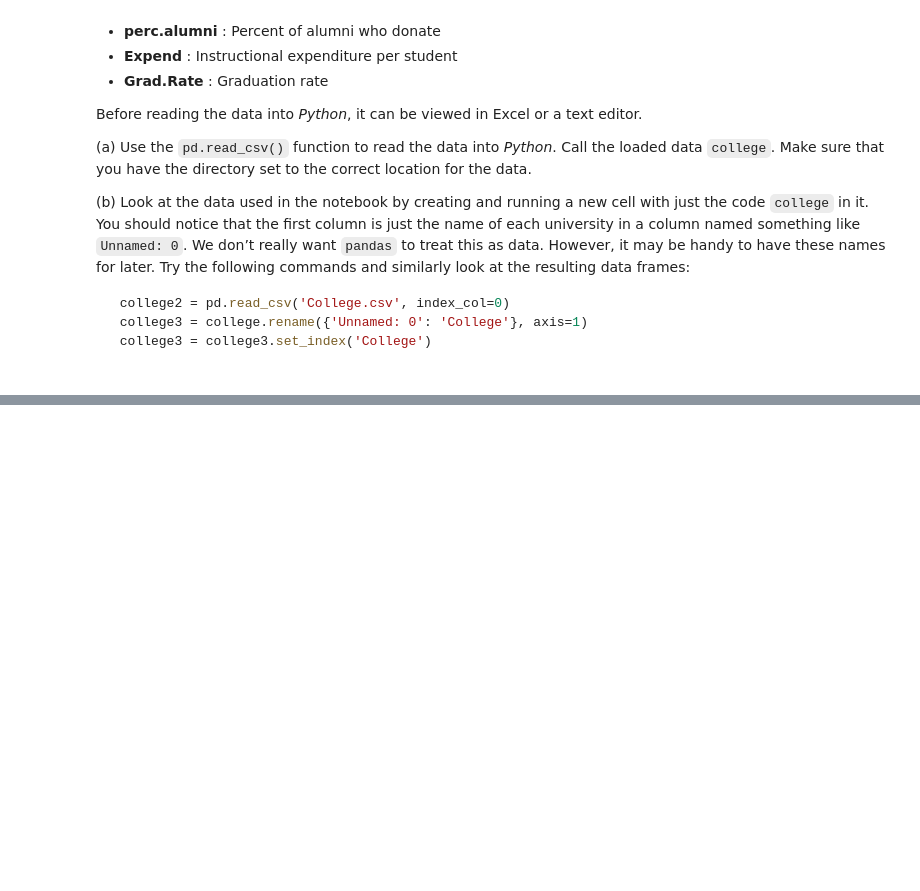
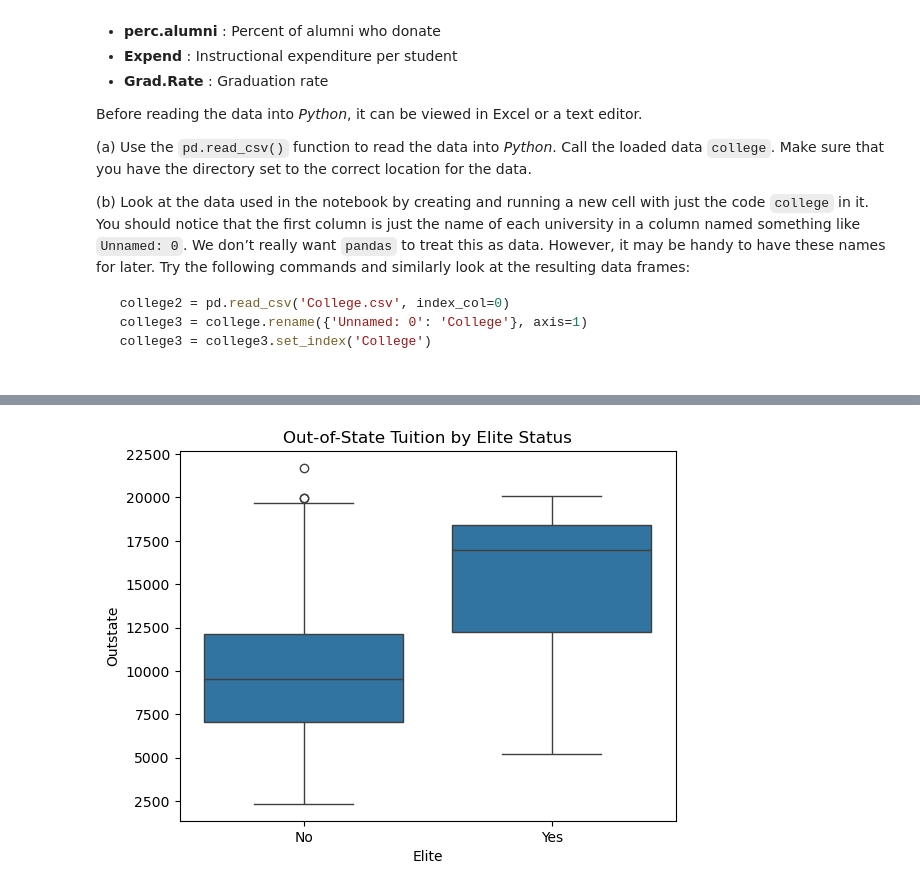
Before and after one commit to zozoking101/An-Introduction-to-Statistical-Learning-with-Applications-in-Python, a Jupyter notebook: 2_Statistical_Learning/Ch2_statlearn_lab.ipynb, the cells around one changed output, grey strips where cells are left out. Saved outputs shown, nothing was run; the diff lists cells and outputs as text; code cells hidden in the pictures; blank space fills up the shorter version.

```diff
--- a/2_Statistical_Learning/Ch2_statlearn_lab.ipynb
+++ b/2_Statistical_Learning/Ch2_statlearn_lab.ipynb
@@ -1857,0 +1962,6 @@ Before reading the data into *Python*, it can be viewed in Excel or a text edito
+# %%
+sns.boxplot(x="Elite", y="Outstate", data=college)
+plt.title("Out-of-State Tuition by Elite Status")
+plt.show()
+# %% [output]
+[figure, added]
```
Also changed, not shown: parts of 23 cells of this notebook, 1 other file.
